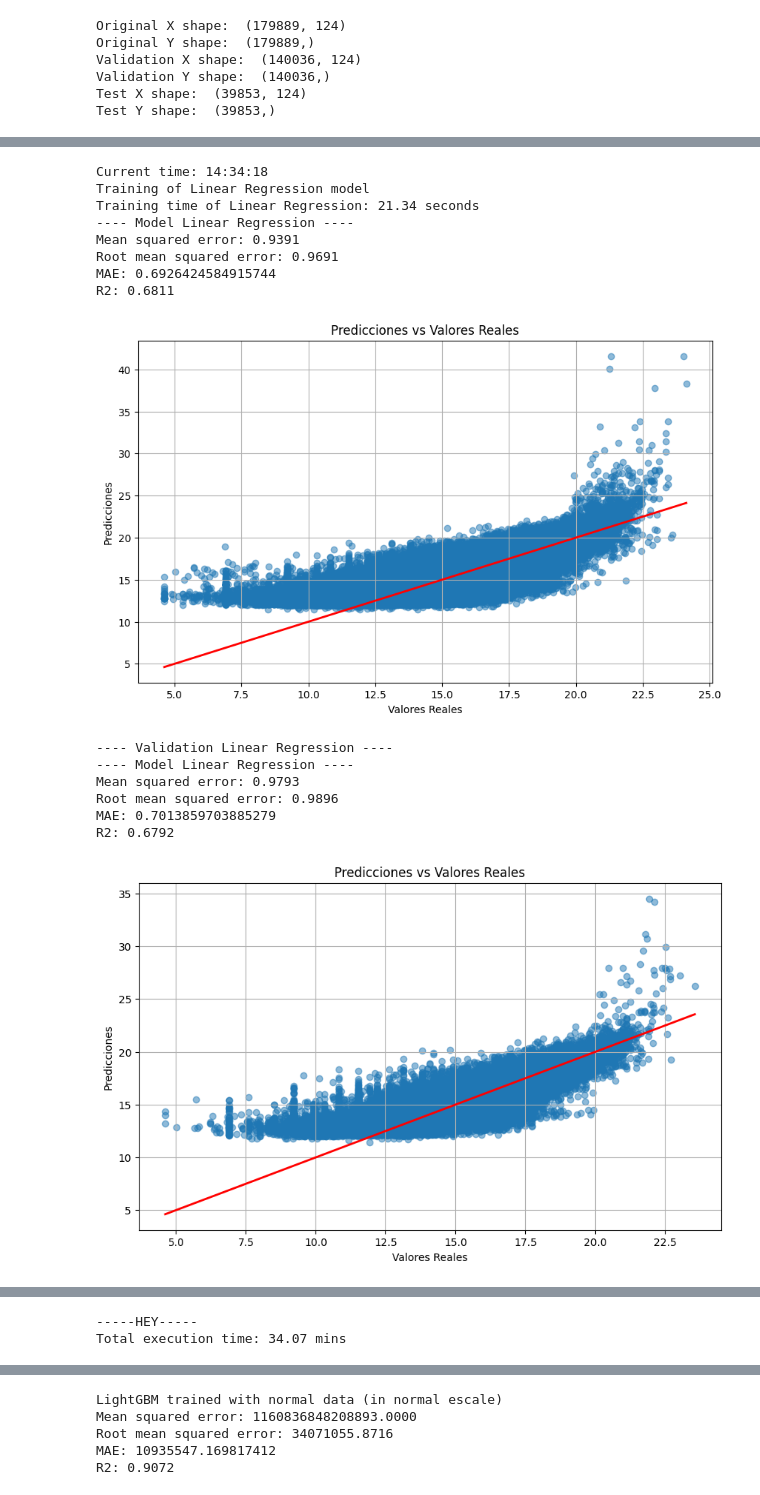
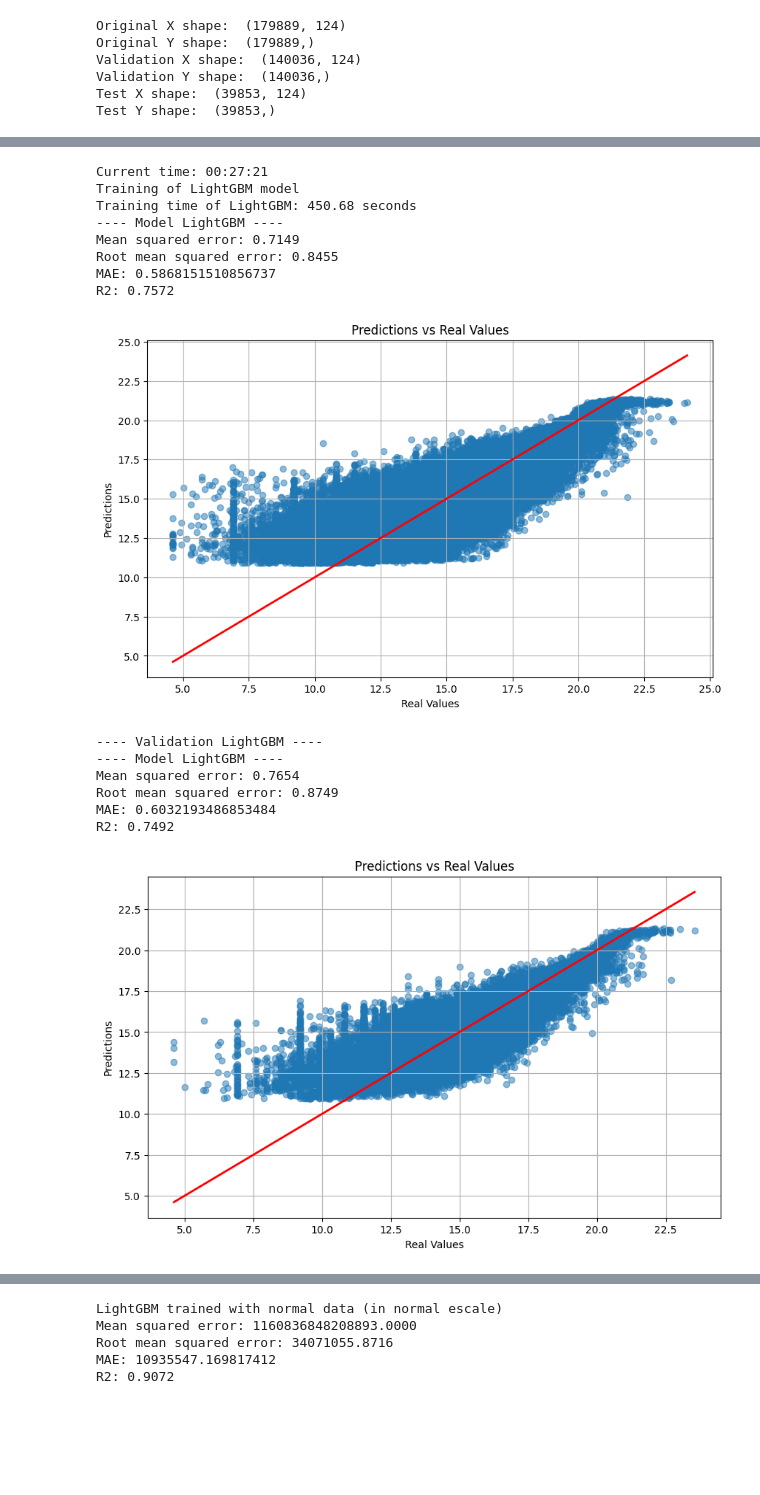
Before and after one commit to SiR0N/Japan_Real_Estate_Prices, a Jupyter notebook: find_best model.ipynb, the cells around one changed output, grey strips where cells are left out. Drawn from its saved outputs; the diff is of its cells as text; code cells hidden in the pictures; blank space fills up the shorter version.

```diff
--- a/find_best model.ipynb
+++ b/find_best model.ipynb
@@ -29,16 +29,17 @@ from sklearn.ensemble import HistGradientBoostingRegressor
 from catboost import CatBoostRegressor
 import gc
 # %%
-def get_loss(y_test, y_pred, show=True):# Calcula el error cuadrático medio para evaluar el modelo
+def get_loss(y_test, y_pred, show=True):
     mse = mean_squared_error(y_test, y_pred)
     print(f'Mean squared error: {mse:.4f}')
 
-    # Calcular RMSE
+
     rmse = root_mean_squared_error(y_test, y_pred)
     print(f'Root mean squared error: {rmse:.4f}')
-    # Calcular R²
+
     mae = mean_absolute_error(y_test, y_pred)
     print(f"MAE: {mae}")
+
     r2 = r2_score(y_test, y_pred)
     print(f'R2: {r2:.4f}')
 
@@ -46,9 +47,9 @@ def get_loss(y_test, y_pred, show=True):# Calcula el error cuadrático medio par
         plt.figure(figsize=(10, 6))
         plt.scatter(y_test, y_pred, alpha=0.5)
         plt.plot([y_test.min(), y_test.max()], [y_test.min(), y_test.max()], color='red', linewidth=2)
-        plt.title('Predicciones vs Valores Reales')
-        plt.xlabel('Valores Reales')
-        plt.ylabel('Predicciones')
+        plt.title('Predictions vs Real Values')
+        plt.xlabel('Real Values')
+        plt.ylabel('Predictions')
         plt.grid()
         plt.show()
     return mse, rmse, r2, mae
@@ -554,32 +567,31 @@ y_test_log = np.log1p(y_test) #x+1 to avoid 0
 y_val_log = np.log1p(y_val)
 # %%
 models = {
-    "Linear Regression": (LinearRegression(), {}),
     "LightGBM": (LGBMRegressor(), {
         'num_leaves': [31, 50, 100],
         'learning_rate': [0.01, 0.1, 0.5],
         'n_estimators': [20, 40, 100],
         'verbose': [-1],
-        'min_data_in_leaf': [20, 50],  # Parámetro añadido para manejar la dispersión
-        'bagging_fraction': [0.8, 1.0]   # Parámetro añadido para el muestreo de datos
+        'min_data_in_leaf': [20, 50],  # Added parameter to handle dispersion
+        'bagging_fraction': [0.8, 1.0]   # Added parameter for data sampling
     }),
     "XGBoost": (XGBRegressor(objective='reg:squarederror', tree_method='auto', random_state=42), {
-        'max_depth': [3, 5, 7],           # Controla la profundidad del árbol
-        'learning_rate': [0.01, 0.1, 0.3], # Tasa de aprendizaje
-        'n_estimators': [50, 100, 200],   # Número de árboles a construir
-        'subsample': [0.8, 1.0],           # Proporción de muestras a usar para cada árbol
-        'colsample_bytree': [0.8, 1.0],    # Proporción de características a usar para cada árbol
+        'max_depth': [3, 5, 7],           # Controls the depth of the tree
+        'learning_rate': [0.01, 0.1, 0.3], # Learning rate
+        'n_estimators': [50, 100, 200],   # Number of trees to build
+        'subsample': [0.8, 1.0],           # Proportion of samples to use for each tree
+        'colsample_bytree': [0.8, 1.0],    # Proportion of features to use for each tree
         'reg_alpha': [0, 0.1, 1],          # L1 regularization term on weights
         'reg_lambda': [1, 10]              # L2 regularization term on weights
     })
-    #Too much time
+    # Too much time
 #    "CatBoost": (CatBoostRegressor(silent=True), {
-#        'depth': [6, 8, 10],               # Profundidad del árbol
- #       'learning_rate': [0.01, 0.1, 0.5], # Tasa de aprendizaje
-  #      'iterations': [100, 200, 500],     # Número de iteraciones (árboles)
-   #     'l2_leaf_reg': [3, 5, 7],          # Regularización L2 en hojas
-    #    'bagging_temperature': [0, 1, 2]   # Temperatura para el muestreo de datos
-    #})
+#        'depth': [6, 8, 10],               # Depth of the tree
+#        'learning_rate': [0.01, 0.1, 0.5], # Learning rate
+#        'iterations': [100, 200, 500],     # Number of iterations (trees)
+#        'l2_leaf_reg': [3, 5, 7],          # L2 regularization on leaves
+#        'bagging_temperature': [0, 1, 2]   # Temperature for data sampling
+#    })
 }
 train_results_log = []
 val_results_log = []
@@ -612,46 +624,46 @@ for name, (model, params) in models.items():
 
     model_end_time = time.time()  # Time at the end of the model
     training_time = model_end_time - model_start_time  # Calculate training time
 
     print(f'Training time of {name}: {training_time:.2f} seconds')
     print(f'---- Model {name} ----')
     mse, rmse, r2, mae = get_loss(y_train_log, train_predictions)
     train_results_log.append({"Model": name,'RMSE': rmse, "MSE": mse, "R²": r2, "MAE": mae})
 
     val_predictions = best_model.predict(x_val)
 
 
     print(f'---- Validation {name} ----')
     print(f'---- Model {name} ----')
     mse, rmse, r2, mae = get_loss(y_val_log, val_predictions)
     val_results_log.append({"Model": name,'RMSE': rmse, "MSE": mse, "R²": r2, "MAE": mae})
 
     trained_models_log[name] = best_model  # Store the trained model
     with open(f'{name}_log.pkl', 'wb') as file:
         pickle.dump(best_model, file)
 
 end_time = time.time()  # Final time
 total_execution_time = end_time - start_time  # Calculate total time
 
 # Print the total execution time
 print(f"Total execution time: {total_execution_time/60:.2f} mins")
 # Create DataFrame of results
 train_results_df_log = pd.DataFrame(train_results_log)
 val_results_df_log = pd.DataFrame(val_results_log)
 # %% [output]
-Current time: 14:34:18
-Training of Linear Regression model
-Training time of Linear Regression: 21.34 seconds
----- Model Linear Regression ----
-Mean squared error: 0.9391
-Root mean squared error: 0.9691
-MAE: 0.6926424584915744
-R2: 0.6811
+Current time: 00:27:21
+Training of LightGBM model
+Training time of LightGBM: 450.68 seconds
+---- Model LightGBM ----
+Mean squared error: 0.7149
+Root mean squared error: 0.8455
+MAE: 0.5868151510856737
+R2: 0.7572
-[figure, old version]
+[figure, new version]
----- Validation Linear Regression ----
----- Model Linear Regression ----
-Mean squared error: 0.9793
-Root mean squared error: 0.9896
-MAE: 0.7013859703885279
-R2: 0.6792
+---- Validation LightGBM ----
+---- Model LightGBM ----
+Mean squared error: 0.7654
+Root mean squared error: 0.8749
+MAE: 0.6032193486853484
+R2: 0.7492
-[figure, old version]
+[figure, new version]
@@ -688,3 +686 @@ R2: 0.7745
------HEY-----
-Total execution time: 34.07 mins
 # %% [markdown]
```
Also changed, not shown: parts of 20 cells of this notebook.
